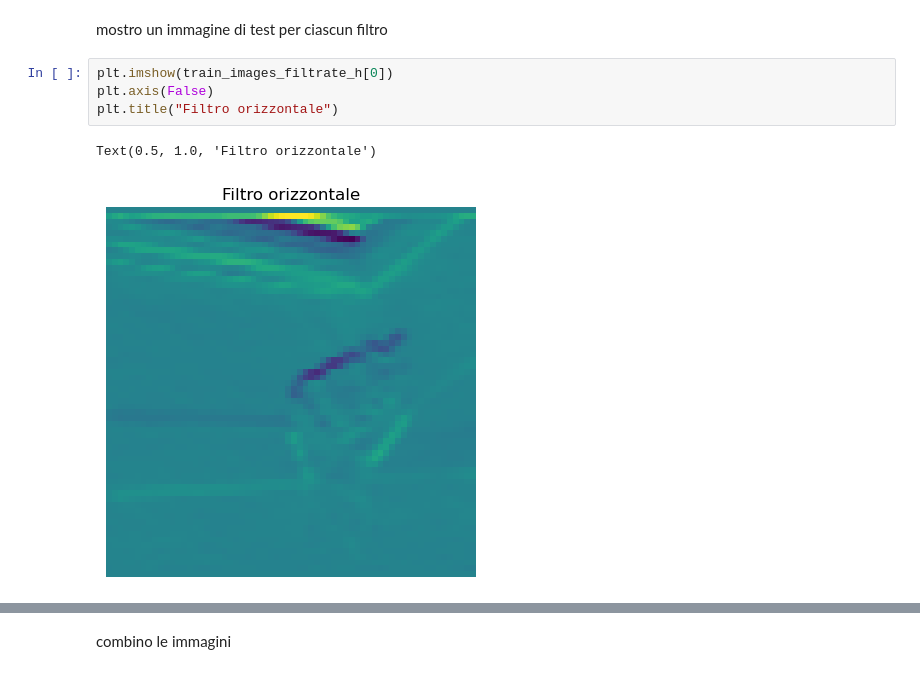
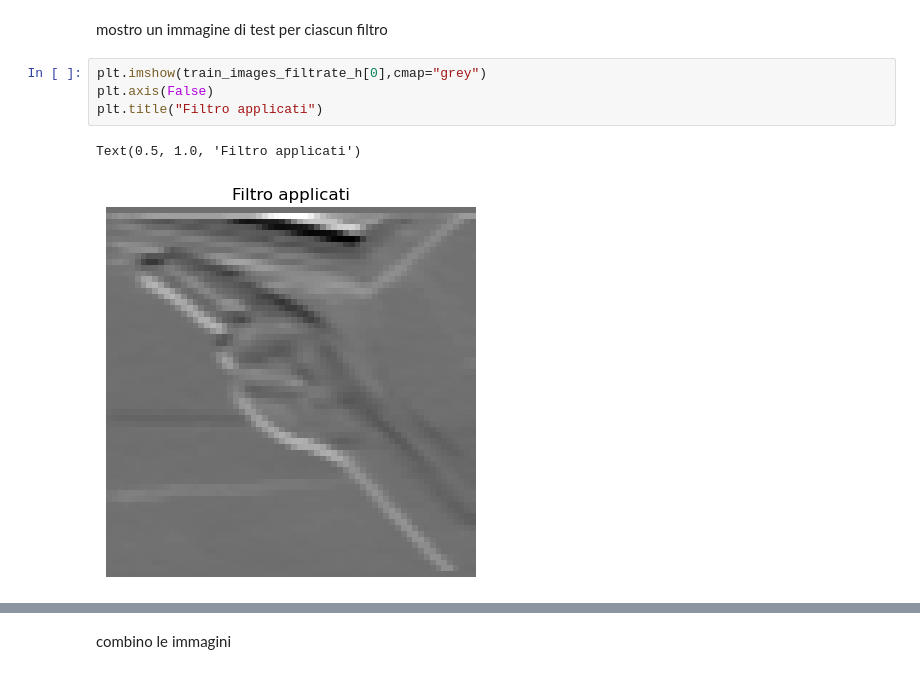
Before and after one commit to SteMor1/ASL_Live_Recognition, a Jupyter notebook: ProgettoML.ipynb, the cells around one changed output, grey strips where cells are left out. Drawn from its saved outputs; the diff is of its cells as text.

```diff
--- a/ProgettoML.ipynb
+++ b/ProgettoML.ipynb
@@ -375,12 +755,12 @@ train_images_filtrate_v = [cv2.Sobel(immagine,ddepth=-1,dx=1,dy=0 ) for immagine
 # %% [markdown]
 mostro un immagine di test per ciascun filtro
 # %%
-plt.imshow(train_images_filtrate_h[0])
+plt.imshow(train_images_filtrate_h[0],cmap="grey")
 plt.axis(False)
-plt.title("Filtro orizzontale")
+plt.title("Filtro applicati")
 # %% [output]
-Text(0.5, 1.0, 'Filtro orizzontale')
+Text(0.5, 1.0, 'Filtro applicati')
-[figure, old version]
+[figure, new version]
 # %%
 plt.imshow(train_images_filtrate_v[0])
 plt.axis(False)
```
Also changed, not shown: parts of 81 cells of this notebook, 1 other file.
